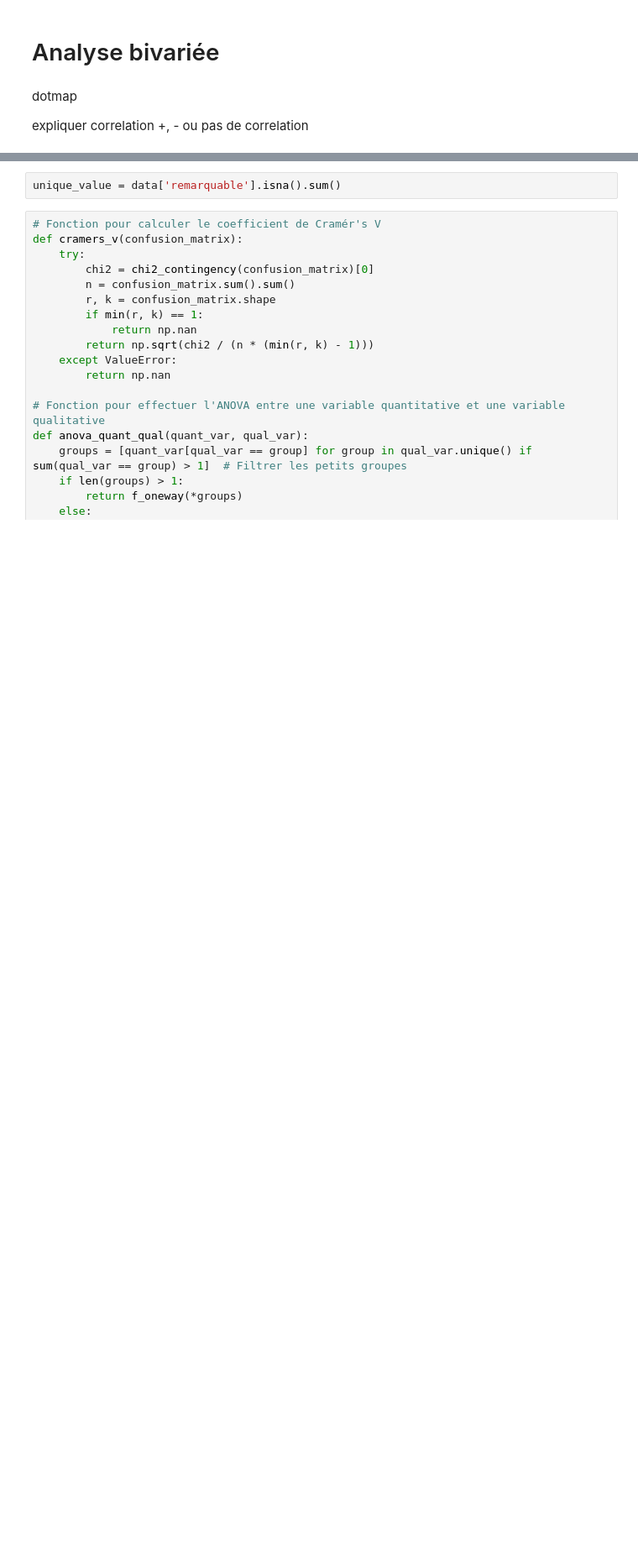
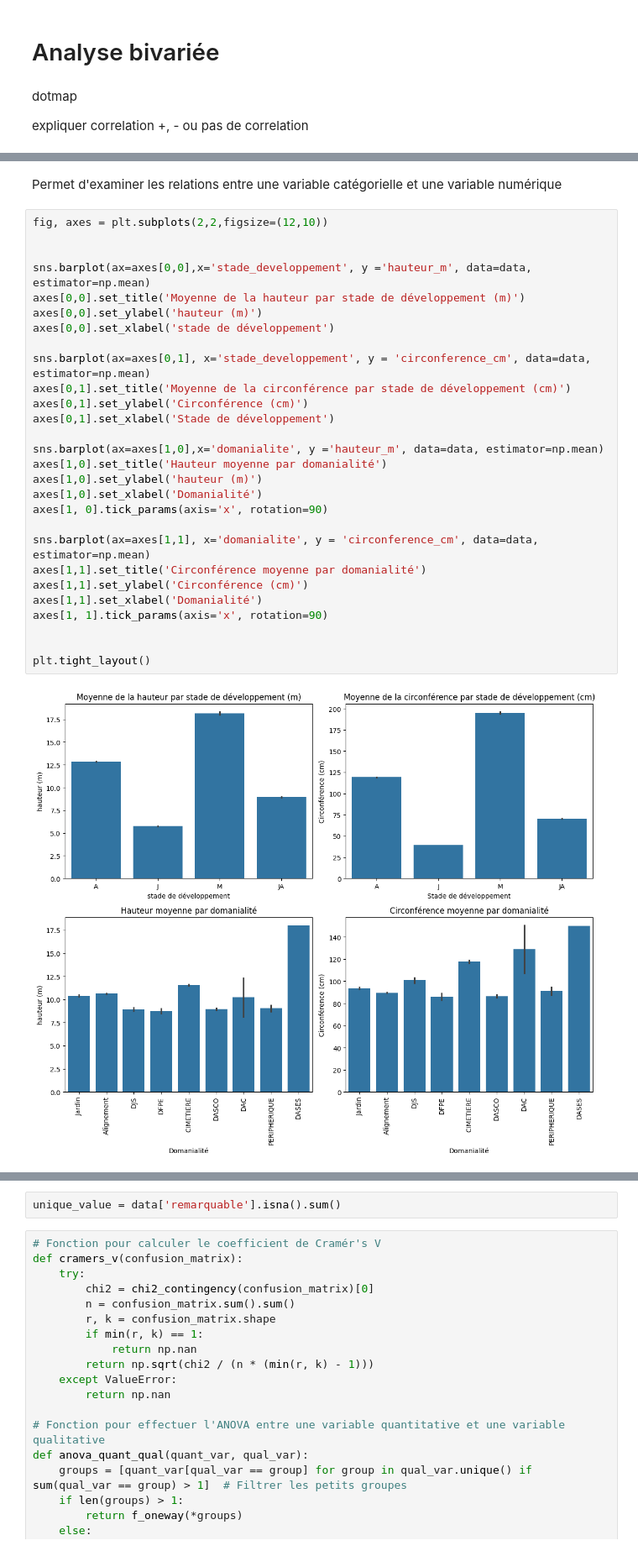
Before and after one commit to Belin27000/P2SmartCity, a Jupyter notebook: P2Tree.ipynb, the cells around one changed output, grey strips where cells are left out. Shown at 84% size. Drawn from its saved outputs; the diff is of its cells as text; blank space fills up the shorter version.

```diff
--- a/P2Tree.ipynb
+++ b/P2Tree.ipynb
@@ -615,0 +700,32 @@ plt.show()
+# %% [markdown]
+Permet d'examiner les relations entre une variable catégorielle et une variable numérique
+# %%
+fig, axes = plt.subplots(2,2,figsize=(12,10))
+
+
+sns.barplot(ax=axes[0,0],x='stade_developpement', y ='hauteur_m', data=data, estimator=np.mean)
+axes[0,0].set_title('Moyenne de la hauteur par stade de développement (m)')
+axes[0,0].set_ylabel('hauteur (m)')
+axes[0,0].set_xlabel('stade de développement')
+
+sns.barplot(ax=axes[0,1], x='stade_developpement', y = 'circonference_cm', data=data, estimator=np.mean)
+axes[0,1].set_title('Moyenne de la circonférence par stade de développement (cm)')
+axes[0,1].set_ylabel('Circonférence (cm)')
+axes[0,1].set_xlabel('Stade de développement')
+
+sns.barplot(ax=axes[1,0],x='domanialite', y ='hauteur_m', data=data, estimator=np.mean)
+axes[1,0].set_title('Hauteur moyenne par domanialité')
+axes[1,0].set_ylabel('hauteur (m)')
+axes[1,0].set_xlabel('Domanialité')
+axes[1, 0].tick_params(axis='x', rotation=90)
+
+sns.barplot(ax=axes[1,1], x='domanialite', y = 'circonference_cm', data=data, estimator=np.mean)
+axes[1,1].set_title('Circonférence moyenne par domanialité')
+axes[1,1].set_ylabel('Circonférence (cm)')
+axes[1,1].set_xlabel('Domanialité')
+axes[1, 1].tick_params(axis='x', rotation=90)
+
+
+plt.tight_layout()
+# %% [output]
+[figure, added]
```
Also changed, not shown: parts of 24 cells of this notebook.
